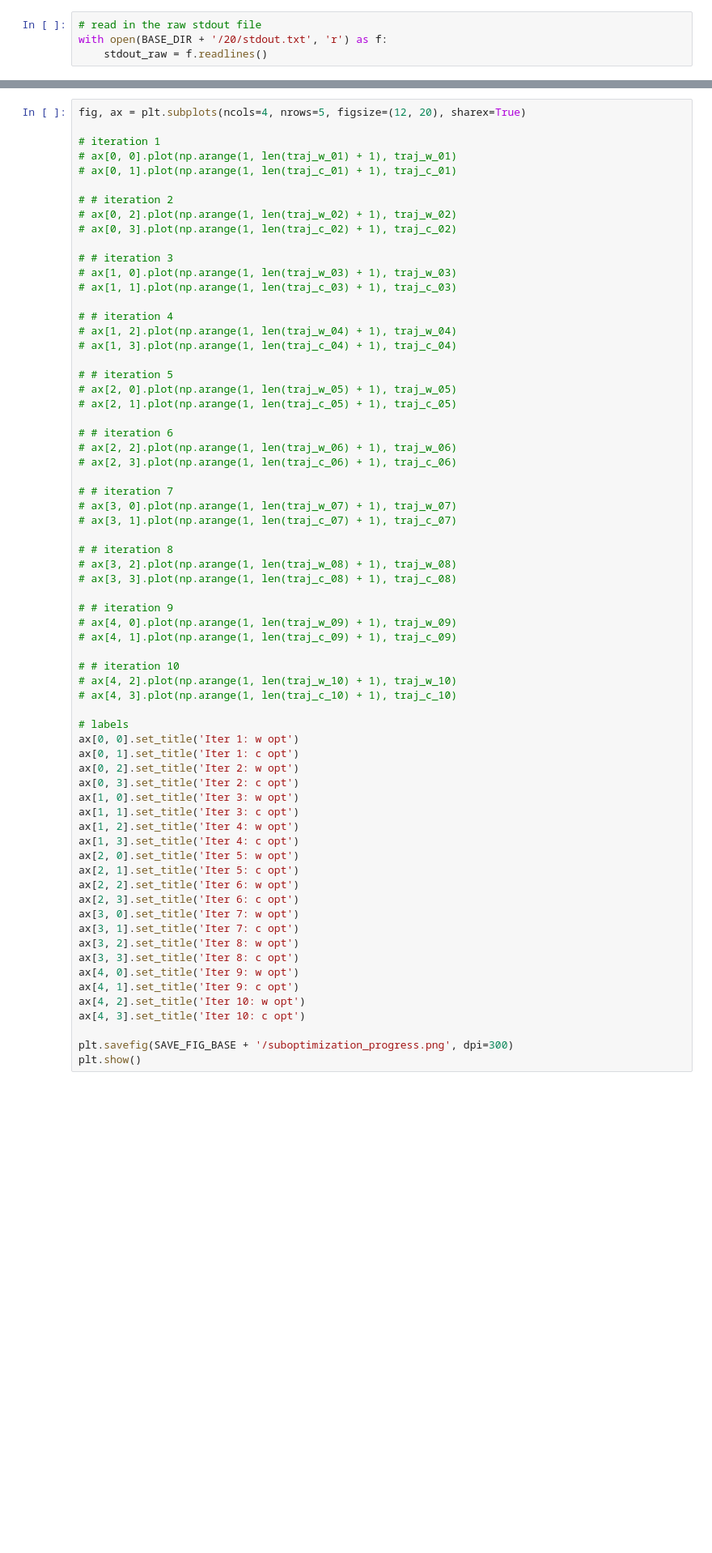
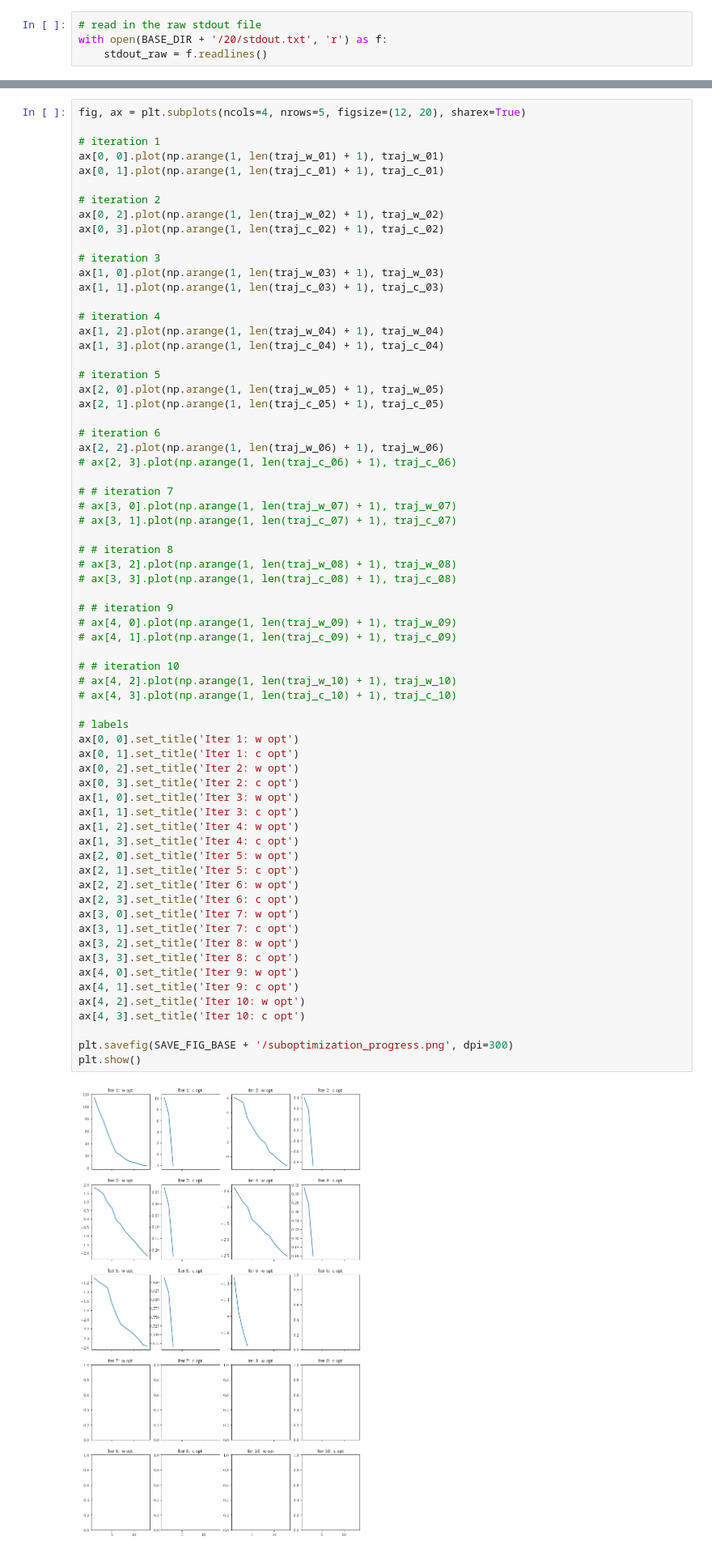
Before and after one commit to mcstanle/cf_inversion_sb_admm, a Jupyter notebook: output_investigations_20.ipynb, the cells around one changed output, grey strips where cells are left out. Shown: that part at 81% size. Cells and saved outputs as stored; diff of their text form; blank space fills up the shorter version.

```diff
--- a/output_investigations_20.ipynb
+++ b/output_investigations_20.ipynb
@@ -172,27 +169,27 @@ all_obj_vals = [float(line[22:34].replace('D', 'e')) for line in stdout_raw if '
 fig, ax = plt.subplots(ncols=4, nrows=5, figsize=(12, 20), sharex=True)
 
 # iteration 1
-# ax[0, 0].plot(np.arange(1, len(traj_w_01) + 1), traj_w_01)
-# ax[0, 1].plot(np.arange(1, len(traj_c_01) + 1), traj_c_01)
+ax[0, 0].plot(np.arange(1, len(traj_w_01) + 1), traj_w_01)
+ax[0, 1].plot(np.arange(1, len(traj_c_01) + 1), traj_c_01)
 
-# # iteration 2
-# ax[0, 2].plot(np.arange(1, len(traj_w_02) + 1), traj_w_02)
-# ax[0, 3].plot(np.arange(1, len(traj_c_02) + 1), traj_c_02)
+# iteration 2
+ax[0, 2].plot(np.arange(1, len(traj_w_02) + 1), traj_w_02)
+ax[0, 3].plot(np.arange(1, len(traj_c_02) + 1), traj_c_02)
 
-# # iteration 3
-# ax[1, 0].plot(np.arange(1, len(traj_w_03) + 1), traj_w_03)
-# ax[1, 1].plot(np.arange(1, len(traj_c_03) + 1), traj_c_03)
+# iteration 3
+ax[1, 0].plot(np.arange(1, len(traj_w_03) + 1), traj_w_03)
+ax[1, 1].plot(np.arange(1, len(traj_c_03) + 1), traj_c_03)
 
-# # iteration 4
-# ax[1, 2].plot(np.arange(1, len(traj_w_04) + 1), traj_w_04)
-# ax[1, 3].plot(np.arange(1, len(traj_c_04) + 1), traj_c_04)
+# iteration 4
+ax[1, 2].plot(np.arange(1, len(traj_w_04) + 1), traj_w_04)
+ax[1, 3].plot(np.arange(1, len(traj_c_04) + 1), traj_c_04)
 
-# # iteration 5
-# ax[2, 0].plot(np.arange(1, len(traj_w_05) + 1), traj_w_05)
-# ax[2, 1].plot(np.arange(1, len(traj_c_05) + 1), traj_c_05)
+# iteration 5
+ax[2, 0].plot(np.arange(1, len(traj_w_05) + 1), traj_w_05)
+ax[2, 1].plot(np.arange(1, len(traj_c_05) + 1), traj_c_05)
 
-# # iteration 6
-# ax[2, 2].plot(np.arange(1, len(traj_w_06) + 1), traj_w_06)
+# iteration 6
+ax[2, 2].plot(np.arange(1, len(traj_w_06) + 1), traj_w_06)
 # ax[2, 3].plot(np.arange(1, len(traj_c_06) + 1), traj_c_06)
 
 # # iteration 7
@@ -208,33 +205,35 @@ fig, ax = plt.subplots(ncols=4, nrows=5, figsize=(12, 20), sharex=True)
 # ax[4, 1].plot(np.arange(1, len(traj_c_09) + 1), traj_c_09)
 
 # # iteration 10
 # ax[4, 2].plot(np.arange(1, len(traj_w_10) + 1), traj_w_10)
 # ax[4, 3].plot(np.arange(1, len(traj_c_10) + 1), traj_c_10)
 
 # labels
 ax[0, 0].set_title('Iter 1: w opt')
 ax[0, 1].set_title('Iter 1: c opt')
 ax[0, 2].set_title('Iter 2: w opt')
 ax[0, 3].set_title('Iter 2: c opt')
 ax[1, 0].set_title('Iter 3: w opt')
 ax[1, 1].set_title('Iter 3: c opt')
 ax[1, 2].set_title('Iter 4: w opt')
 ax[1, 3].set_title('Iter 4: c opt')
 ax[2, 0].set_title('Iter 5: w opt')
 ax[2, 1].set_title('Iter 5: c opt')
 ax[2, 2].set_title('Iter 6: w opt')
 ax[2, 3].set_title('Iter 6: c opt')
 ax[3, 0].set_title('Iter 7: w opt')
 ax[3, 1].set_title('Iter 7: c opt')
 ax[3, 2].set_title('Iter 8: w opt')
 ax[3, 3].set_title('Iter 8: c opt')
 ax[4, 0].set_title('Iter 9: w opt')
 ax[4, 1].set_title('Iter 9: c opt')
 ax[4, 2].set_title('Iter 10: w opt')
 ax[4, 3].set_title('Iter 10: c opt')
 
 plt.savefig(SAVE_FIG_BASE + '/suboptimization_progress.png', dpi=300)
 plt.show()
+# %% [output]
+[figure, added]
 # %% [markdown]
 #### Final Results
 # %%
```
Also changed, not shown: parts of 8 cells of this notebook, 1 other file.
